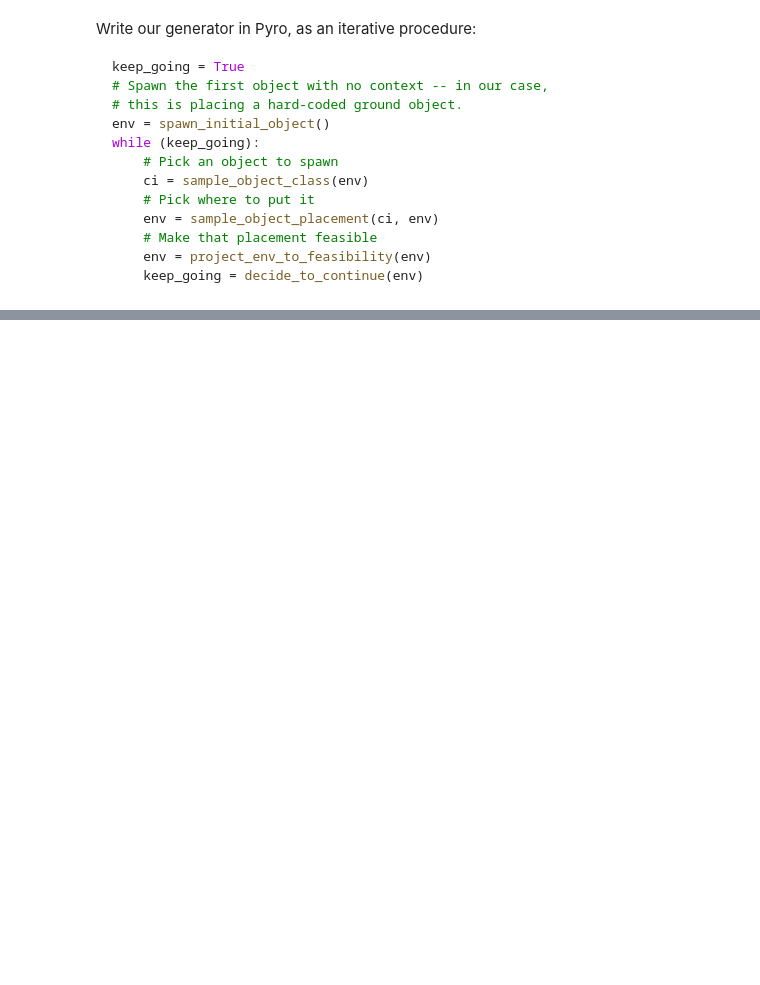
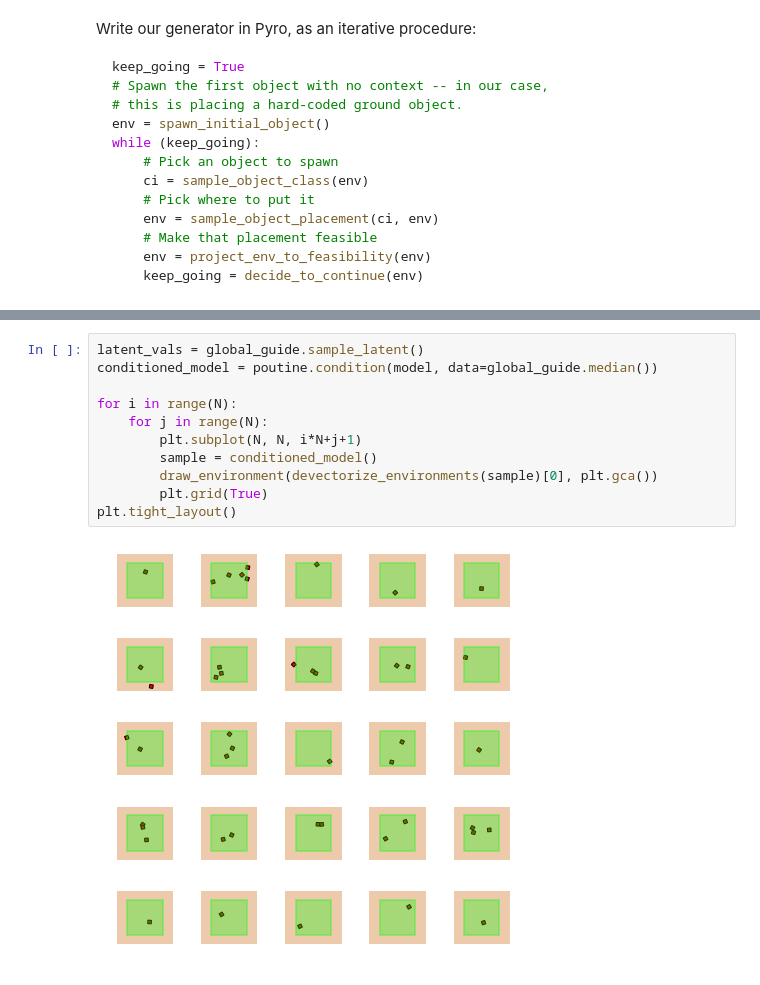
Before and after one commit to gizatt/scene_generation, a Jupyter notebook: 20181204 Planar Scene Arrangements Pyro.ipynb, the cells around one changed output, grey strips where cells are left out. Drawn from its saved outputs; the diff is of its cells as text; blank space fills up the shorter version.

```diff
--- a/20181204 Planar Scene Arrangements Pyro.ipynb
+++ b/20181204 Planar Scene Arrangements Pyro.ipynb
@@ -292,0 +333,13 @@ print global_guide.median()
+# %%
+latent_vals = global_guide.sample_latent()
+conditioned_model = poutine.condition(model, data=global_guide.median())
+
+for i in range(N):
+    for j in range(N):
+        plt.subplot(N, N, i*N+j+1)
+        sample = conditioned_model()
+        draw_environment(devectorize_environments(sample)[0], plt.gca())
+        plt.grid(True)
+plt.tight_layout()
+# %% [output]
+[figure, added]
```
Also changed, not shown: parts of 6 cells of this notebook, 3 other files.
